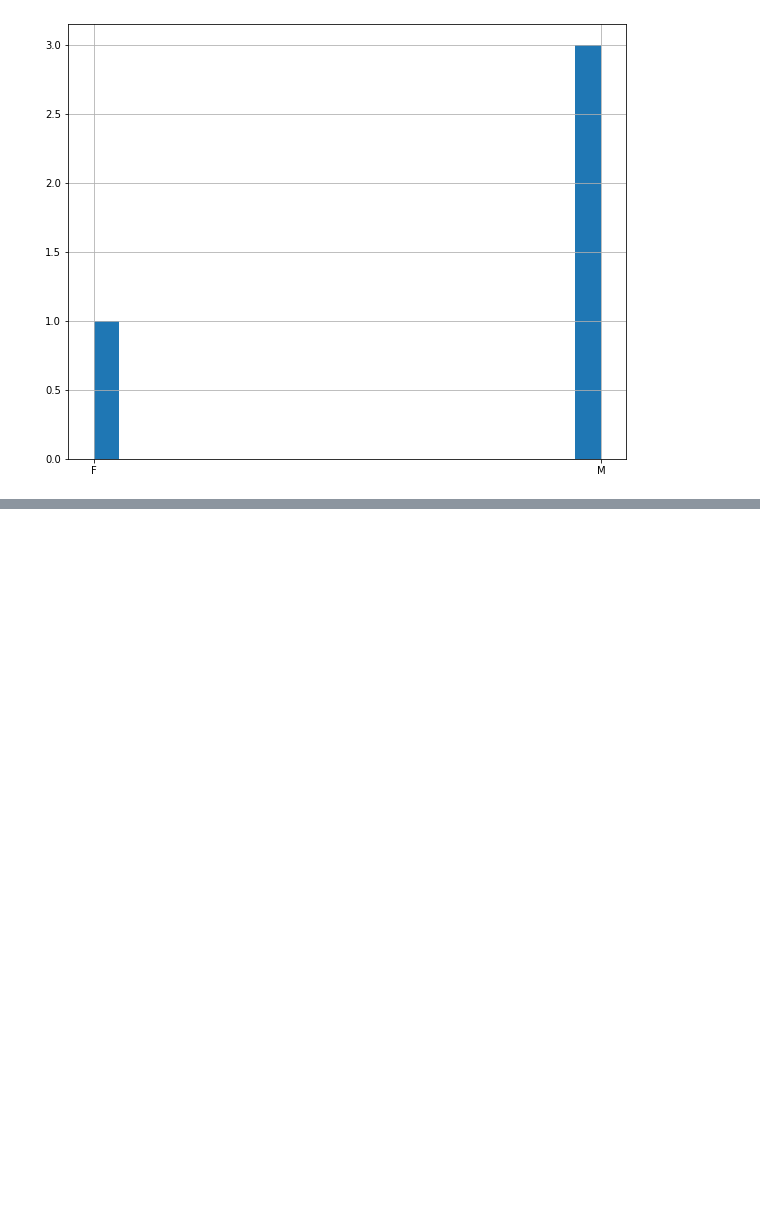
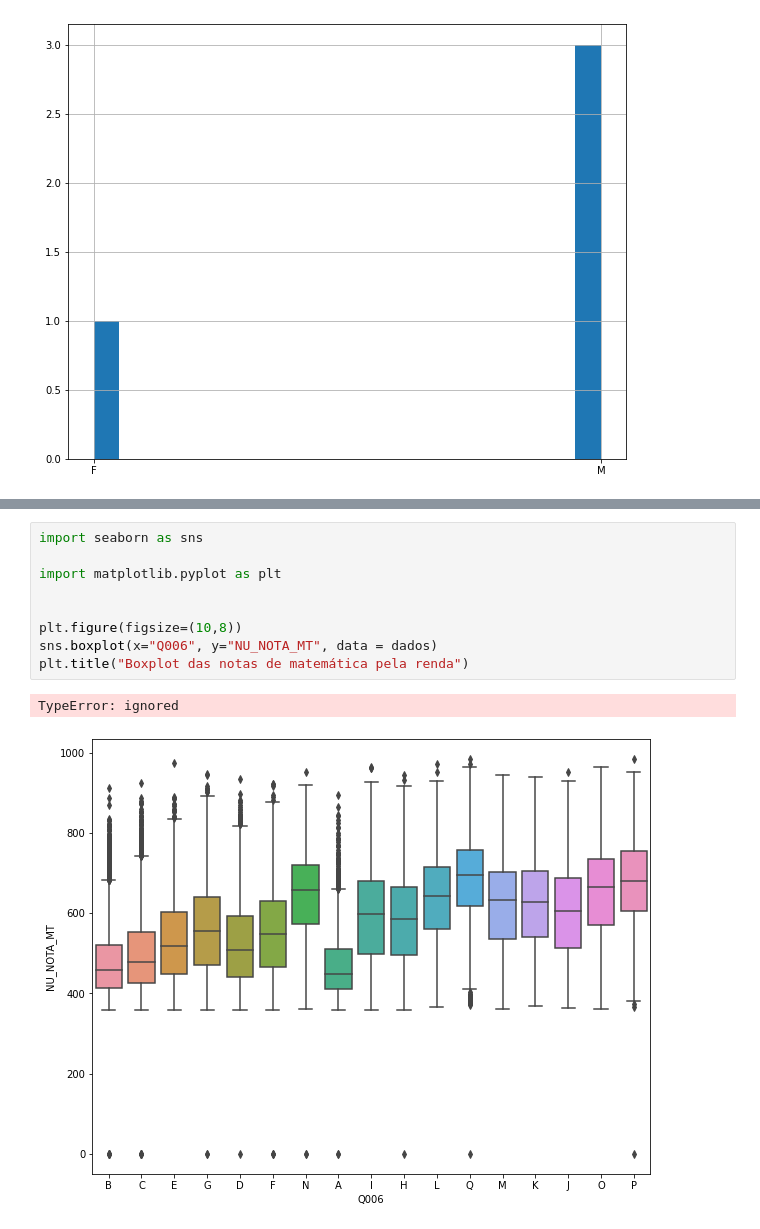
Before and after one commit to anderlaneoliveira/imersaodados_2ed_aulasedesafios, a Jupyter notebook: ImersaoDados2020_Aulas&Desafios.ipynb, the cells around one changed output, grey strips where cells are left out. Cells and saved outputs as stored; diff of their text form; blank space fills up the shorter version.

```diff
--- a/ImersaoDados2020_Aulas&Desafios.ipynb
+++ b/ImersaoDados2020_Aulas&Desafios.ipynb
@@ -401,0 +466,12 @@ dados.query("NU_IDADE == 13")["TP_SEXO"].hist(bins = 20, figsize = (10,8))
+# %%
+import seaborn as sns
+
+import matplotlib.pyplot as plt
+
+
+plt.figure(figsize=(10,8))
+sns.boxplot(x="Q006", y="NU_NOTA_MT", data = dados)
+plt.title("Boxplot das notas de matemática pela renda")
+# %% [output]
+TypeError: ignored
+[figure, added]
```
Also changed, not shown: parts of 11 cells of this notebook.
